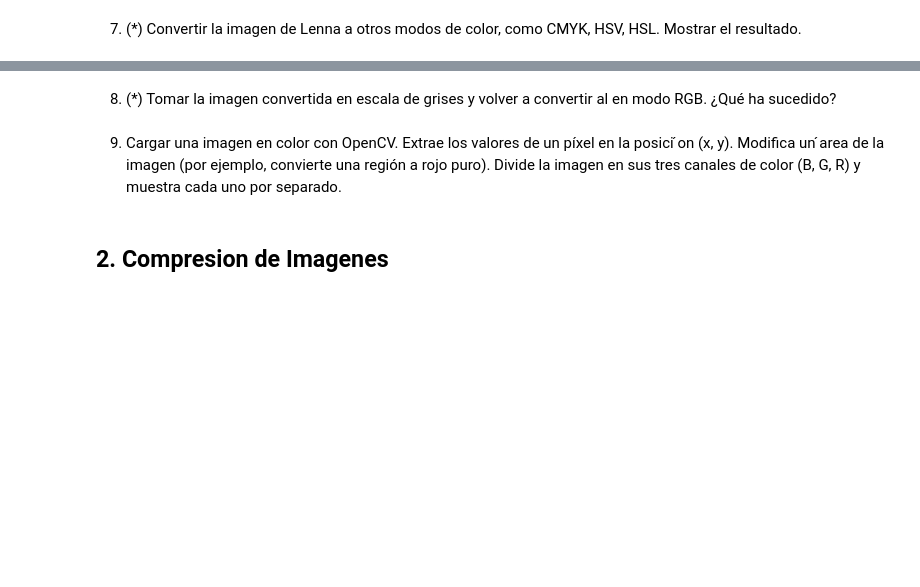
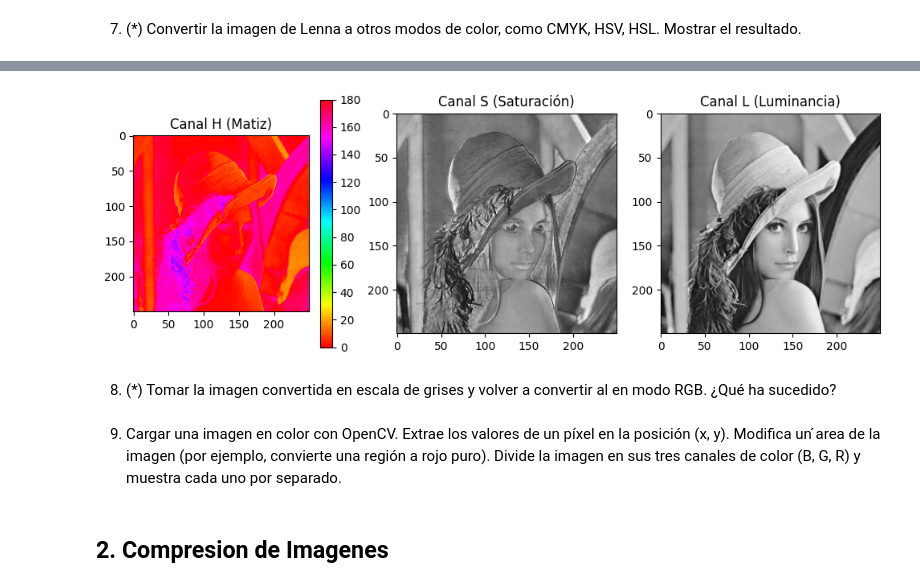
Before and after one commit to Yeu07/Image-Processing, a Jupyter notebook: TP1/TP1.ipynb, the cells around one changed output, grey strips where cells are left out. Drawn from its saved outputs; the diff is of its cells as text; code cells hidden in the pictures; blank space fills up the shorter version.

```diff
--- a/TP1/TP1.ipynb
+++ b/TP1/TP1.ipynb
@@ -30,0 +175,27 @@ resultado.
+# %%
+# A HSL
+lenna_HLS = image_conversor.cv2_color_conversor(lenna_image,cv2.COLOR_BGR2HLS)
+
+h, l, s = image_manager.split_image(lenna_HLS)
+
+# Mostrar canales HLS
+plt.figure(figsize=(12, 4))
+
+plt.subplot(1, 3, 1)
+plt.imshow(h, cmap='hsv')  # Matiz (Hue)
+plt.title("Canal H (Matiz)")
+plt.colorbar()
+
+plt.subplot(1, 3, 2)
+plt.imshow(s, cmap='gray')  # Saturación (Saturation)
+plt.title("Canal S (Saturación)")
+
+plt.subplot(1, 3, 3)
+plt.imshow(l, cmap='gray')  # Luminancia (Lightness)
+plt.title("Canal L (Luminancia)")
+
+plt.show()
+
+#image_manager.show_image_cv2(lenna_HLS)
+# %% [output]
+[figure, added]
@@ -32,7 +210,7 @@ resultado.
 8. (*) Tomar la imagen convertida en escala de grises y volver a convertir al en modo RGB. ¿Qué ha
 sucedido?
 # %% [markdown]
-9. Cargar una imagen en color con OpenCV. Extrae los valores de un píxel en la posici ́on (x, y). Modifica un  ́area de la imagen (por ejemplo, convierte una región a rojo puro). Divide la imagen en sus tres canales de color (B, G, R) y muestra cada uno por separado.
+9. Cargar una imagen en color con OpenCV. Extrae los valores de un píxel en la posición (x, y). Modifica un  ́area de la imagen (por ejemplo, convierte una región a rojo puro). Divide la imagen en sus tres canales de color (B, G, R) y muestra cada uno por separado.
 # %% [markdown]
 ## 2. Compresion de Imagenes
 # %% [markdown]
```
Also changed, not shown: parts of 19 cells of this notebook.
